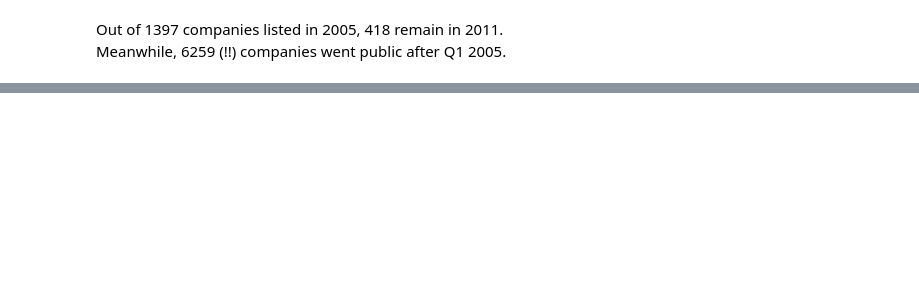
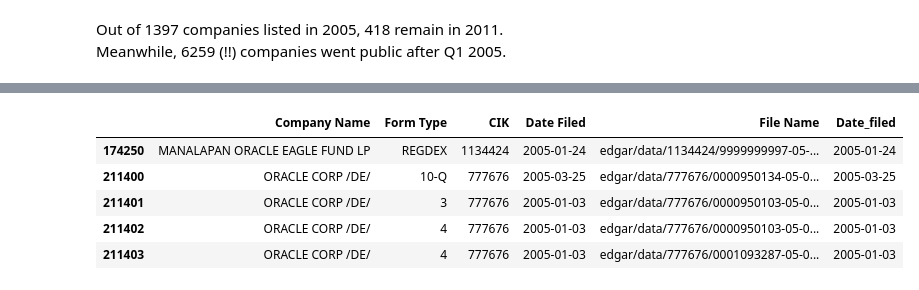
Before and after one commit to mpolch/datachallenge, a Jupyter notebook: notebooks/afeb_read_company_idx.ipynb, the cells around one changed output, grey strips where cells are left out. Saved outputs shown, nothing was run; the diff lists cells and outputs as text; code cells hidden in the pictures; blank space fills up the shorter version.

```diff
--- a/notebooks/afeb_read_company_idx.ipynb
+++ b/notebooks/afeb_read_company_idx.ipynb
@@ -292,0 +339,9 @@ companies_died.to_csv("../data/processed/companies_died.csv")
+# %%
+df_2005[df_2005["Company Name"].str.contains("ORACLE")].head()
+# %% [output]
+|  | Company Name | Form Type | CIK | Date Filed | File Name | Date_filed |
+| 174250 | MANALAPAN ORACLE EAGLE FUND LP | REGDEX | 1134424 | 2005-01-24 | edgar/data/1134424/9999999997-05-... | 2005-01-24 |
+| 211400 | ORACLE CORP /DE/ | 10-Q | 777676 | 2005-03-25 | edgar/data/777676/0000950134-05-0... | 2005-03-25 |
+| 211401 | ORACLE CORP /DE/ | 3 | 777676 | 2005-01-03 | edgar/data/777676/0000950103-05-0... | 2005-01-03 |
+| 211402 | ORACLE CORP /DE/ | 4 | 777676 | 2005-01-03 | edgar/data/777676/0000950103-05-0... | 2005-01-03 |
+| 211403 | ORACLE CORP /DE/ | 4 | 777676 | 2005-01-03 | edgar/data/777676/0001093287-05-0... | 2005-01-03 |
```
Also changed, not shown: parts of 20 cells of this notebook, 7 other files.
